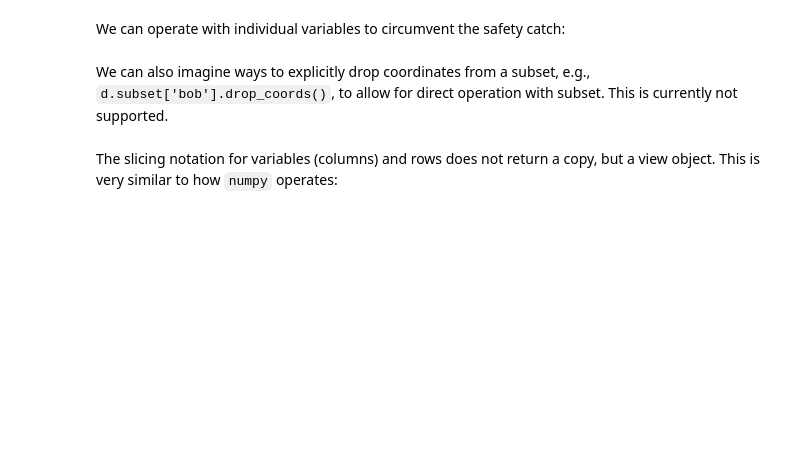
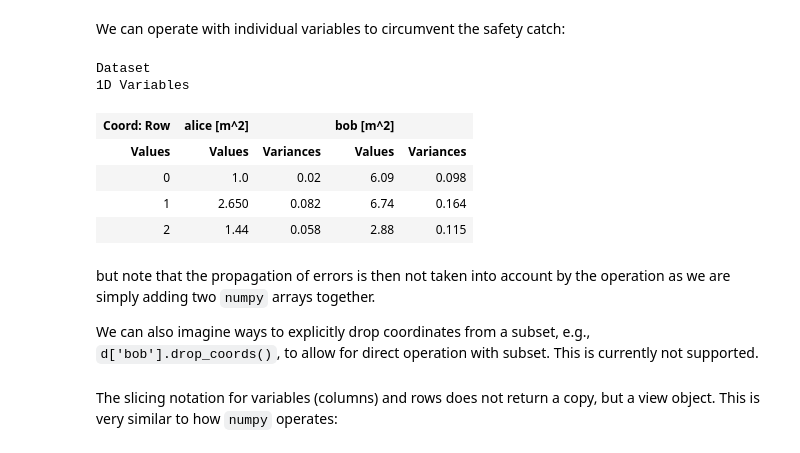
Before and after one commit to scipp/scipp, a Jupyter notebook: python/demo/demo-part1.ipynb, the cells around one changed output. Drawn from its saved outputs; the diff is of its cells as text; code cells hidden in the pictures; blank space fills up the shorter version.

```diff
--- a/python/demo/demo-part1.ipynb
+++ b/python/demo/demo-part1.ipynb
@@ -113,9 +241,20 @@ except RuntimeError:
 # %% [markdown]
 We can operate with individual variables to circumvent the safety catch:
 # %%
-d[Data.Value, "bob"][Dim.Row, 0:2] += d[Data.Value, "alice"][Dim.Row, 1:3]
+d["bob"][sc.Dim.Row, 0:2].values += d["alice"][sc.Dim.Row, 1:3].values
+sc.table(d)
+# %% [output]
+Dataset
+1D Variables
+| Coord: Row | alice [m^2] |  | bob [m^2] |  |
+| Values | Values | Variances | Values | Variances |
+| 0 | 1.0 | 0.02 | 6.09 | 0.098 |
+| 1 | 2.650 | 0.082 | 6.74 | 0.164 |
+| 2 | 1.44 | 0.058 | 2.88 | 0.115 |
 # %% [markdown]
-We can also imagine ways to explicitly drop coordinates from a subset, e.g., `d.subset['bob'].drop_coords()`, to allow for direct operation with subset. This is currently not supported.
+but note that the propagation of errors is then not taken into account by the operation as we are simply adding two `numpy` arrays together.
+
+We can also imagine ways to explicitly drop coordinates from a subset, e.g., `d['bob'].drop_coords()`, to allow for direct operation with subset. This is currently not supported.
 # %% [markdown]
 The slicing notation for variables (columns) and rows does not return a copy, but a view object.
 This is very similar to how `numpy` operates:
```
Also changed, not shown: parts of 19 cells of this notebook, 1 other file.
